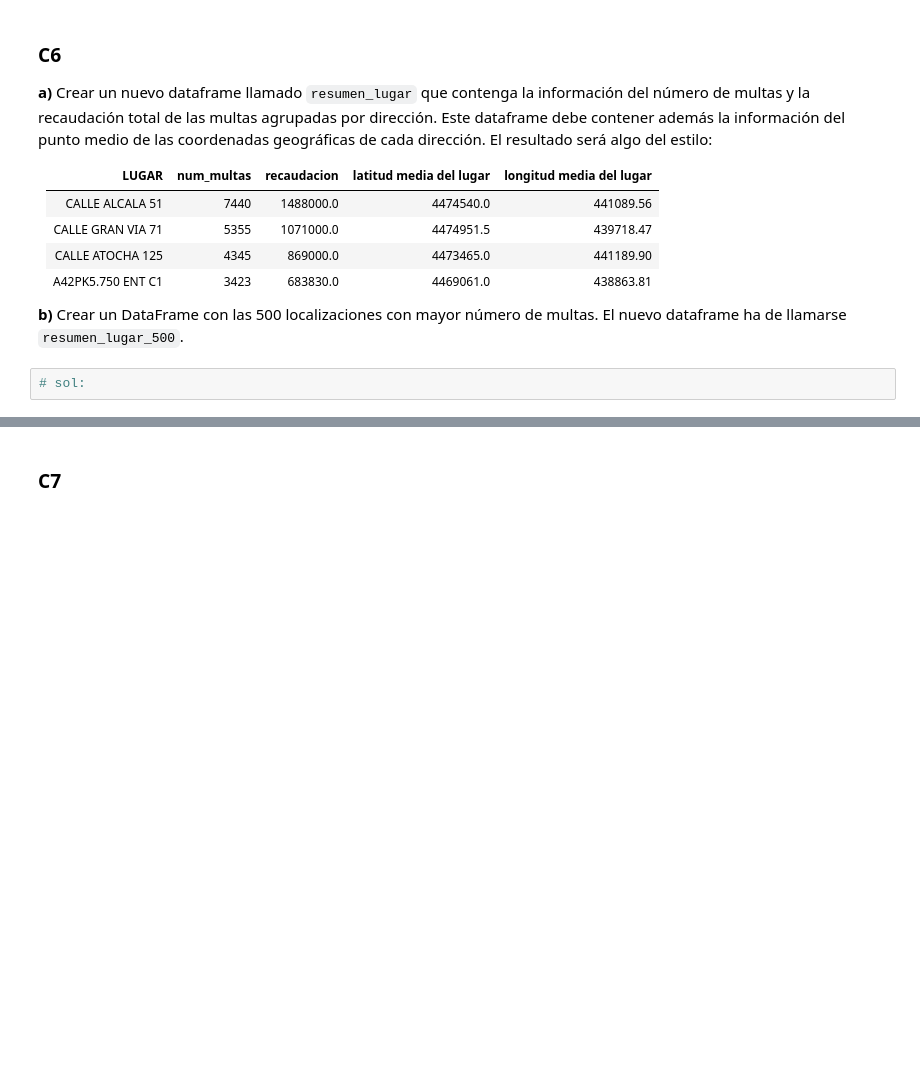
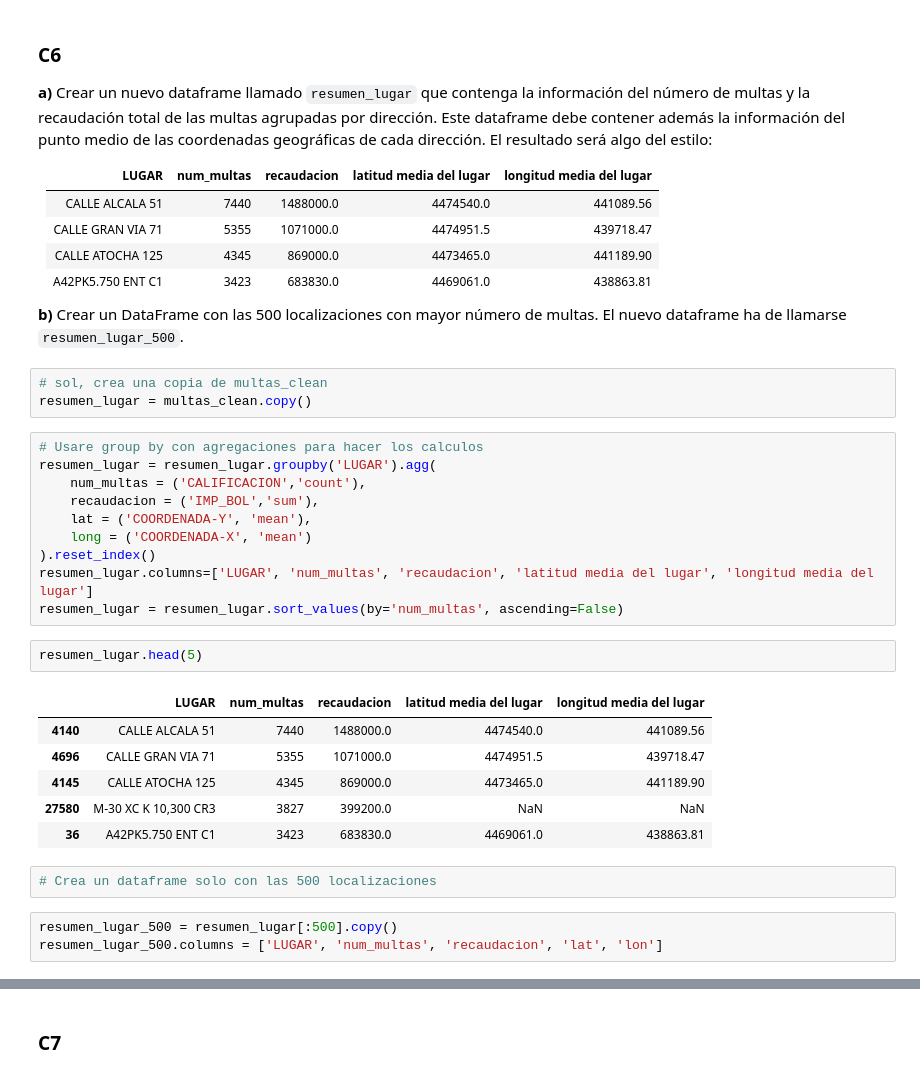
Before and after one commit to TiaIvonne/DataEngineering-AdvancedPython, a Jupyter notebook: enunciado.ipynb, the cells around one changed output, grey strips where cells are left out. Saved outputs shown, nothing was run; the diff lists cells and outputs as text; blank space fills up the shorter version.

```diff
--- a/enunciado.ipynb
+++ b/enunciado.ipynb
@@ -503,5 +556,30 @@ __a)__ Crear un nuevo dataframe llamado `resumen_lugar` que contenga la informac
 | 	A42PK5.750 ENT C1 	| 3423|  	683830.0 	| 4469061.0 	| 438863.81|
 
 __b)__ Crear un DataFrame con las 500 localizaciones con mayor número de multas. El nuevo dataframe ha de llamarse `resumen_lugar_500`.
-# %%
-# sol:
+# %%
+# sol, crea una copia de multas_clean
+resumen_lugar = multas_clean.copy()
+# %%
+# Usare group by con agregaciones para hacer los calculos
+resumen_lugar = resumen_lugar.groupby('LUGAR').agg(
+    num_multas = ('CALIFICACION','count'),
+    recaudacion = ('IMP_BOL','sum'),
+    lat = ('COORDENADA-Y', 'mean'),
+    long = ('COORDENADA-X', 'mean')
+).reset_index()
+resumen_lugar.columns=['LUGAR', 'num_multas', 'recaudacion', 'latitud media del lugar', 'longitud media del lugar']
+resumen_lugar = resumen_lugar.sort_values(by='num_multas', ascending=False)
+# %%
+resumen_lugar.head(5)
+# %% [output]
+|  | LUGAR | num_multas | recaudacion | latitud media del lugar | longitud media del lugar |
+| 4140 | CALLE ALCALA 51 | 7440 | 1488000.0 | 4474540.0 | 441089.56 |
+| 4696 | CALLE GRAN VIA 71 | 5355 | 1071000.0 | 4474951.5 | 439718.47 |
+| 4145 | CALLE ATOCHA 125 | 4345 | 869000.0 | 4473465.0 | 441189.90 |
+| 27580 | M-30 XC K 10,300 CR3 | 3827 | 399200.0 | NaN | NaN |
+| 36 | A42PK5.750 ENT C1 | 3423 | 683830.0 | 4469061.0 | 438863.81 |
+# %%
+# Crea un dataframe solo con las 500 localizaciones
+# %%
+resumen_lugar_500 = resumen_lugar[:500].copy()
+resumen_lugar_500.columns = ['LUGAR', 'num_multas', 'recaudacion', 'lat', 'lon']
```
Also changed, not shown: parts of 33 cells of this notebook.
